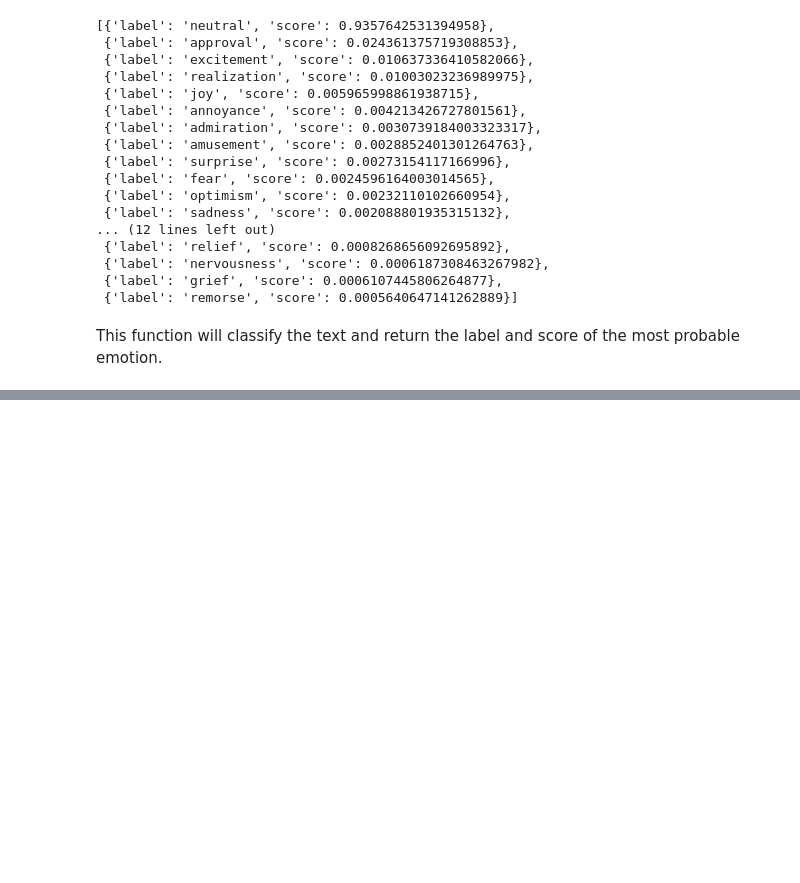
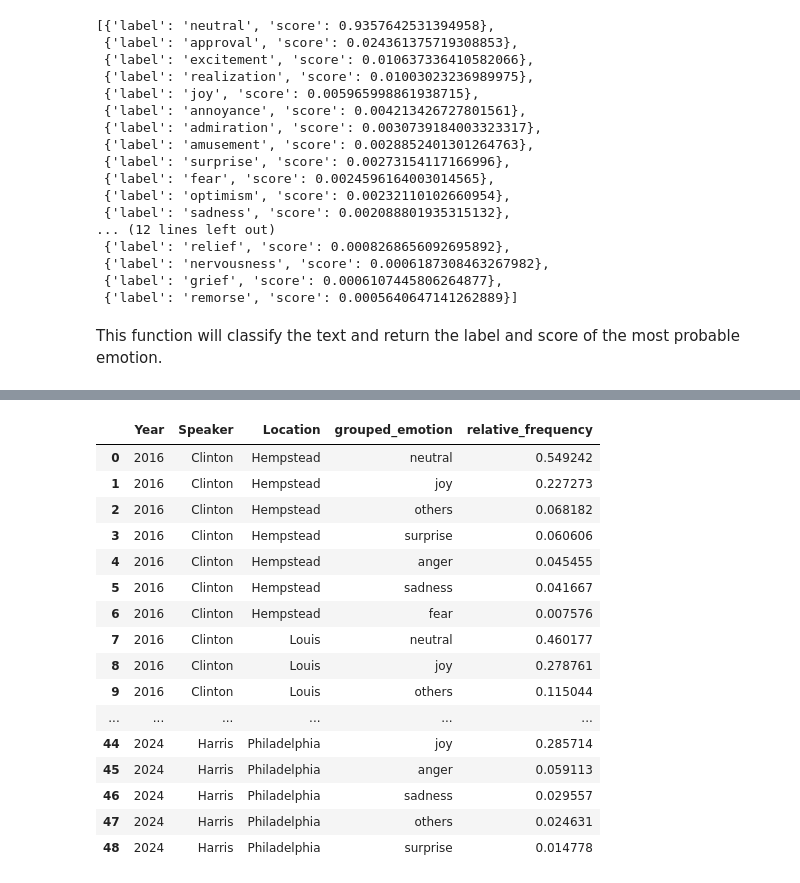
Before and after one commit to chiesastefano/politicalText, a Jupyter notebook: sample.ipynb, the cells around one changed output, grey strips where cells are left out. Cells and saved outputs as stored; diff of their text form; code cells hidden in the pictures; blank space fills up the shorter version.

```diff
--- a/sample.ipynb
+++ b/sample.ipynb
@@ -230,0 +362,21 @@ Average score: 0.6978447681391637
+# %%
+df_freq_dem = compute_relative_emotion_frequency(speeches_done, emotion_col="grouped_emotion", democrat=1)
+df_freq_dem
+# %% [output]
+|  | Year | Speaker | Location | grouped_emotion | relative_frequency |
+| 0 | 2016 | Clinton | Hempstead | neutral | 0.549242 |
+| 1 | 2016 | Clinton | Hempstead | joy | 0.227273 |
+| 2 | 2016 | Clinton | Hempstead | others | 0.068182 |
+| 3 | 2016 | Clinton | Hempstead | surprise | 0.060606 |
+| 4 | 2016 | Clinton | Hempstead | anger | 0.045455 |
+| 5 | 2016 | Clinton | Hempstead | sadness | 0.041667 |
+| 6 | 2016 | Clinton | Hempstead | fear | 0.007576 |
+| 7 | 2016 | Clinton | Louis | neutral | 0.460177 |
+| 8 | 2016 | Clinton | Louis | joy | 0.278761 |
+| 9 | 2016 | Clinton | Louis | others | 0.115044 |
+| ... | ... | ... | ... | ... | ... |
+| 44 | 2024 | Harris | Philadelphia | joy | 0.285714 |
+| 45 | 2024 | Harris | Philadelphia | anger | 0.059113 |
+| 46 | 2024 | Harris | Philadelphia | sadness | 0.029557 |
+| 47 | 2024 | Harris | Philadelphia | others | 0.024631 |
+| 48 | 2024 | Harris | Philadelphia | surprise | 0.014778 |
```
Also changed, not shown: parts of 18 cells of this notebook, 1 other file.
